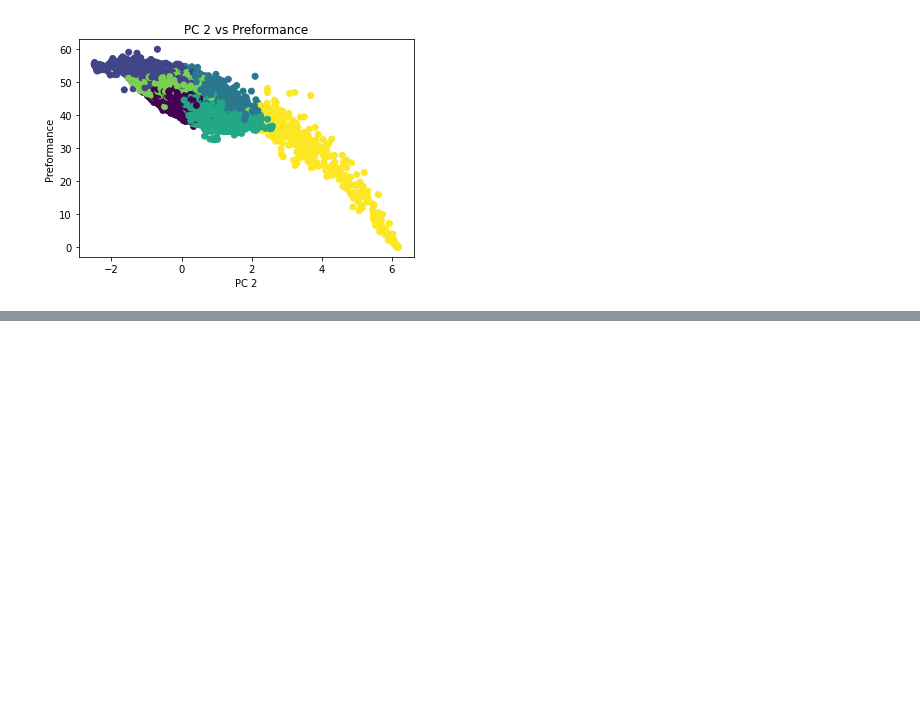
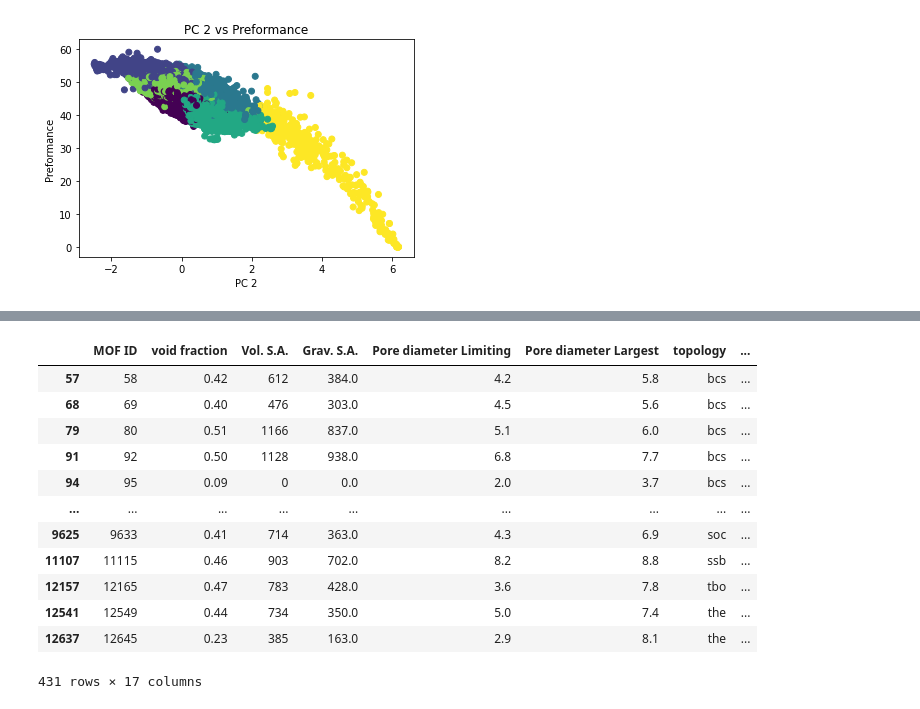
Before and after one commit to Gregory-Cooper/TL_MOF, a Jupyter notebook: cluster_analysis.ipynb, the cells around one changed output, grey strips where cells are left out. Saved outputs shown, nothing was run; the diff lists cells and outputs as text; code cells hidden in the pictures; blank space fills up the shorter version.

```diff
--- a/cluster_analysis.ipynb
+++ b/cluster_analysis.ipynb
@@ -204,0 +248,16 @@ plt.show()
+# %%
+Cluster1
+# %% [output]
+|  | MOF ID | void fraction | Vol. S.A. | Grav. S.A. | Pore diameter Limiting | Pore diameter Largest | topology | ... |
+| 57 | 58 | 0.42 | 612 | 384.0 | 4.2 | 5.8 | bcs | ... |
+| 68 | 69 | 0.40 | 476 | 303.0 | 4.5 | 5.6 | bcs | ... |
+| 79 | 80 | 0.51 | 1166 | 837.0 | 5.1 | 6.0 | bcs | ... |
+| 91 | 92 | 0.50 | 1128 | 938.0 | 6.8 | 7.7 | bcs | ... |
+| 94 | 95 | 0.09 | 0 | 0.0 | 2.0 | 3.7 | bcs | ... |
+| ... | ... | ... | ... | ... | ... | ... | ... | ... |
+| 9625 | 9633 | 0.41 | 714 | 363.0 | 4.3 | 6.9 | soc | ... |
+| 11107 | 11115 | 0.46 | 903 | 702.0 | 8.2 | 8.8 | ssb | ... |
+| 12157 | 12165 | 0.47 | 783 | 428.0 | 3.6 | 7.8 | tbo | ... |
+| 12541 | 12549 | 0.44 | 734 | 350.0 | 5.0 | 7.4 | the | ... |
+| 12637 | 12645 | 0.23 | 385 | 163.0 | 2.9 | 8.1 | the | ... |
+431 rows × 17 columns
```
Also changed, not shown: parts of 9 cells of this notebook.
